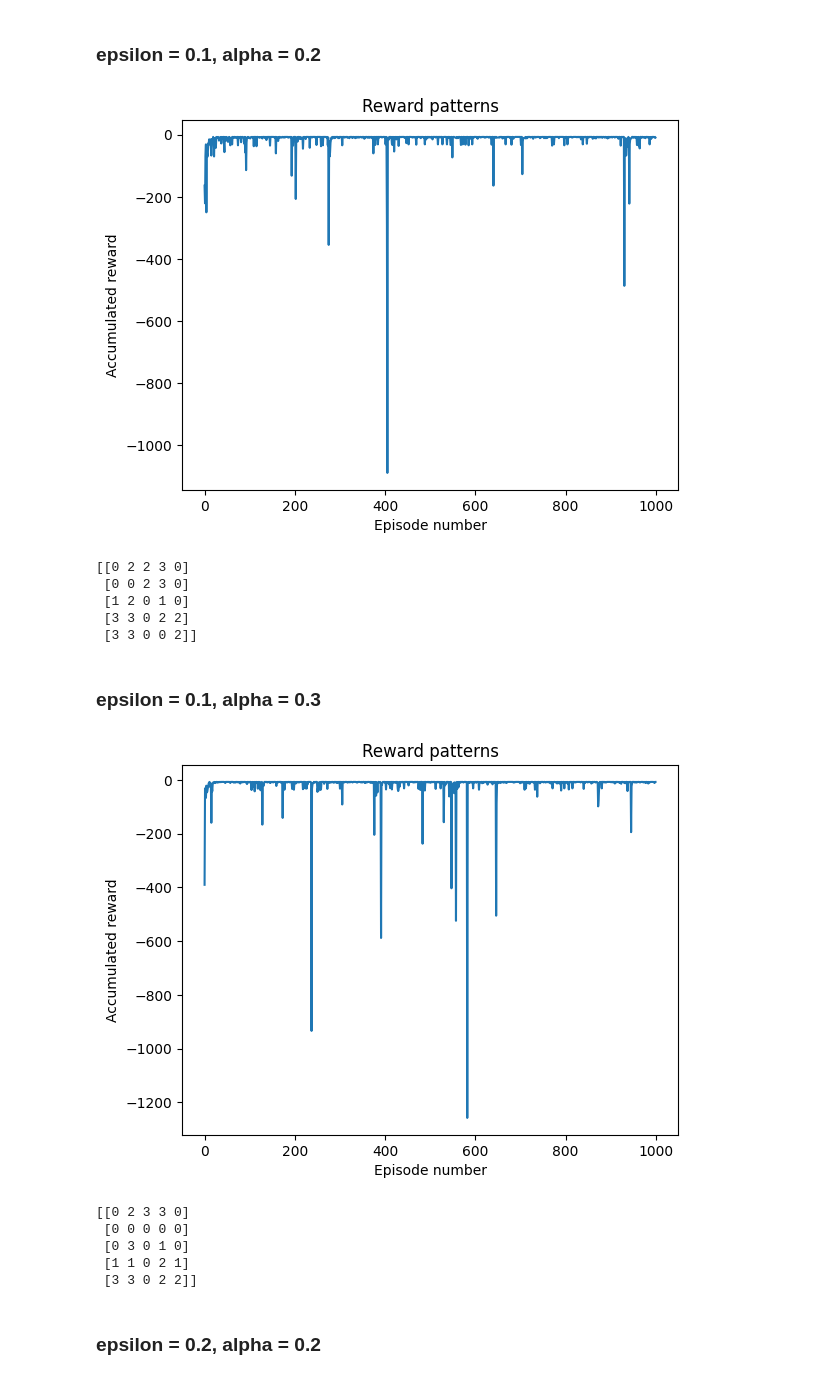
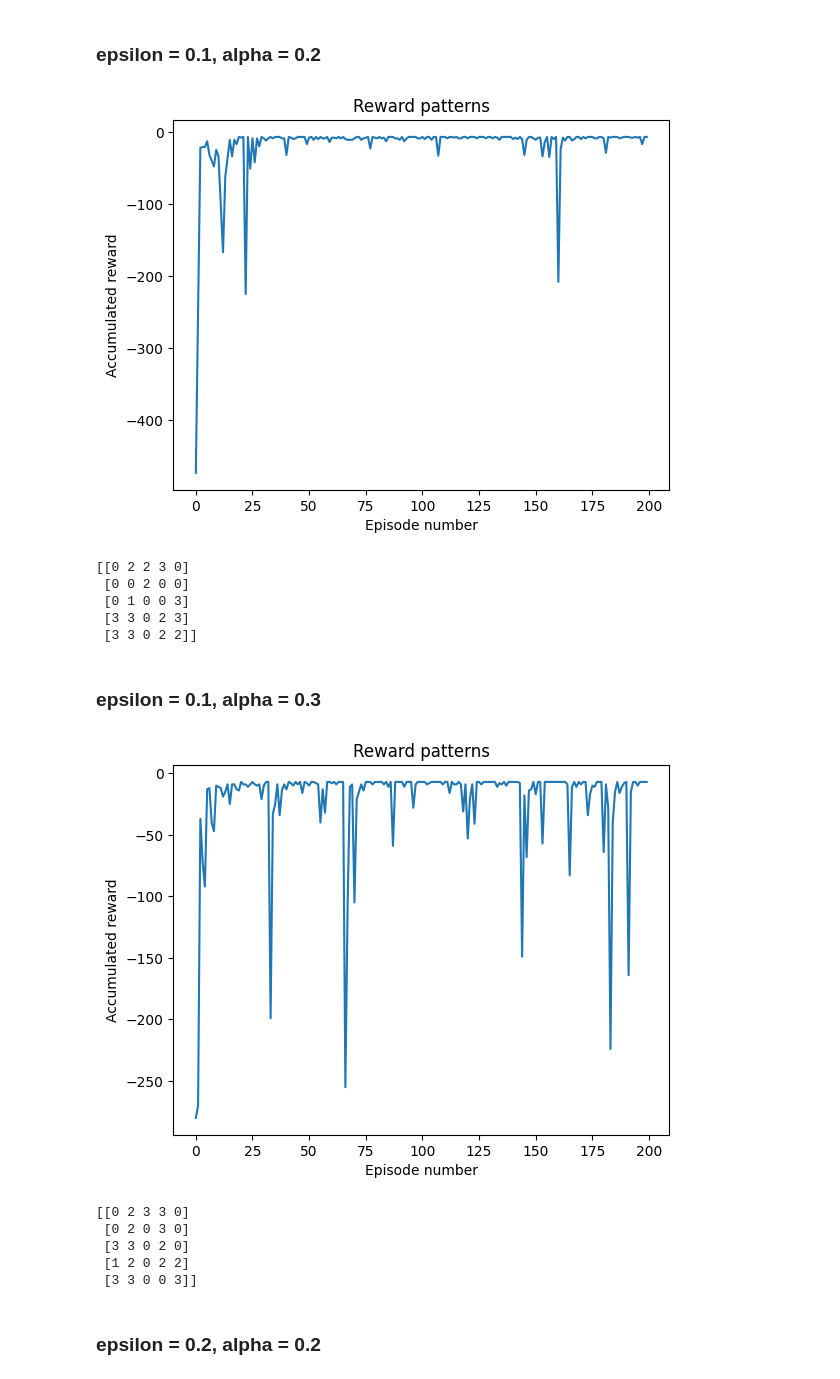
Before and after one commit to P-A-D/RL_Assignment_3, a Jupyter notebook: Runs1.ipynb, the cells around one changed output. Drawn from its saved outputs; the diff is of its cells as text; code cells hidden in the pictures.

```diff
--- a/Runs1.ipynb
+++ b/Runs1.ipynb
@@ -44,26 +44,26 @@ policy = agent.learn(epsilon=0.3, episode_count=1000, discount=0.95)
 ### epsilon = 0.1,  alpha = 0.2
 # %%
 agent = Sarsa(alpha=0.2)
-policy = agent.learn(epsilon=0.1, episode_count=1000, discount=0.95)
+policy = agent.learn(epsilon=0.1, episode_count=200, discount=0.95)
 # %% [output]
-[figure, old version]
+[figure, new version]
 [[0 2 2 3 0]
- [0 0 2 3 0]
- [1 2 0 1 0]
- [3 3 0 2 2]
- [3 3 0 0 2]]
+ [0 0 2 0 0]
+ [0 1 0 0 3]
+ [3 3 0 2 3]
+ [3 3 0 2 2]]
 # %% [markdown]
 ### epsilon = 0.1,  alpha = 0.3
 # %%
 agent = Sarsa(alpha=0.3)
-policy = agent.learn(epsilon=0.1, episode_count=1000, discount=0.95)
+policy = agent.learn(epsilon=0.1, episode_count=200, discount=0.95)
 # %% [output]
-[figure, old version]
+[figure, new version]
 [[0 2 3 3 0]
- [0 0 0 0 0]
- [0 3 0 1 0]
- [1 1 0 2 1]
- [3 3 0 2 2]]
+ [0 2 0 3 0]
+ [3 3 0 2 0]
+ [1 2 0 2 2]
+ [3 3 0 0 3]]
 # %% [markdown]
 ### epsilon = 0.2,  alpha = 0.2
 # %%
```
Also changed, not shown: parts of 12 cells of this notebook, 1 other file.
